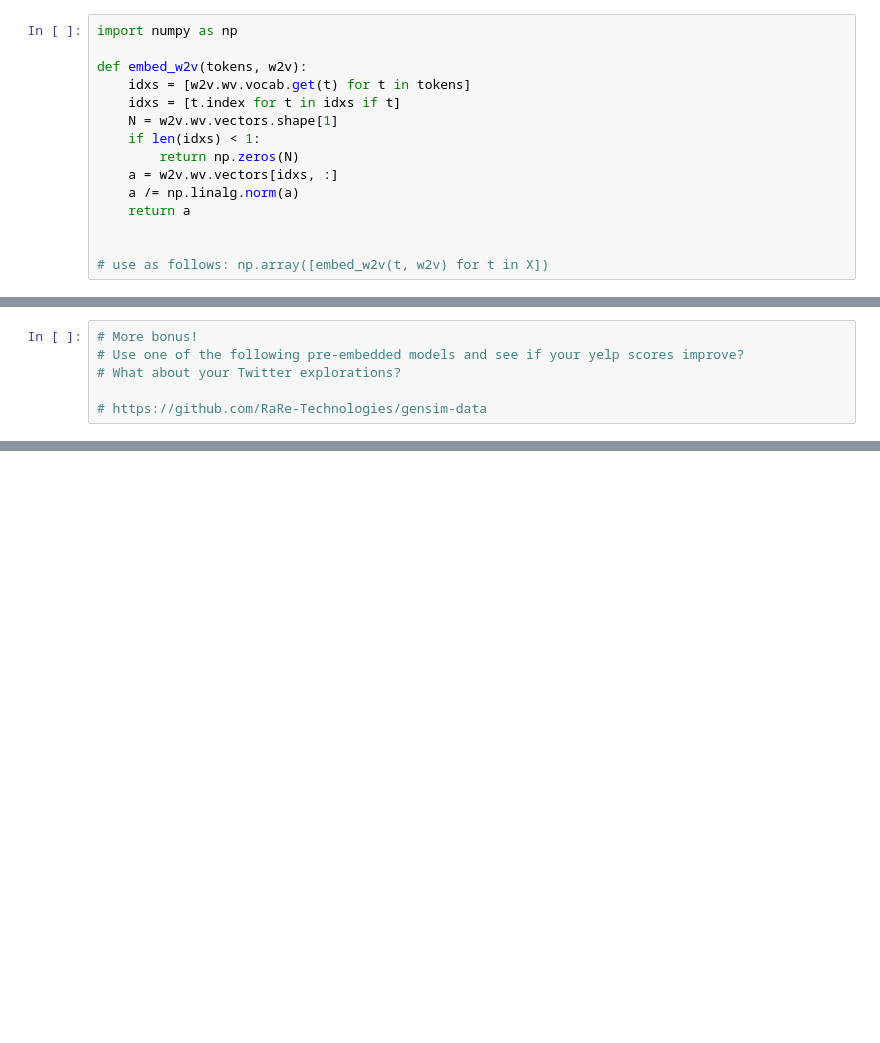
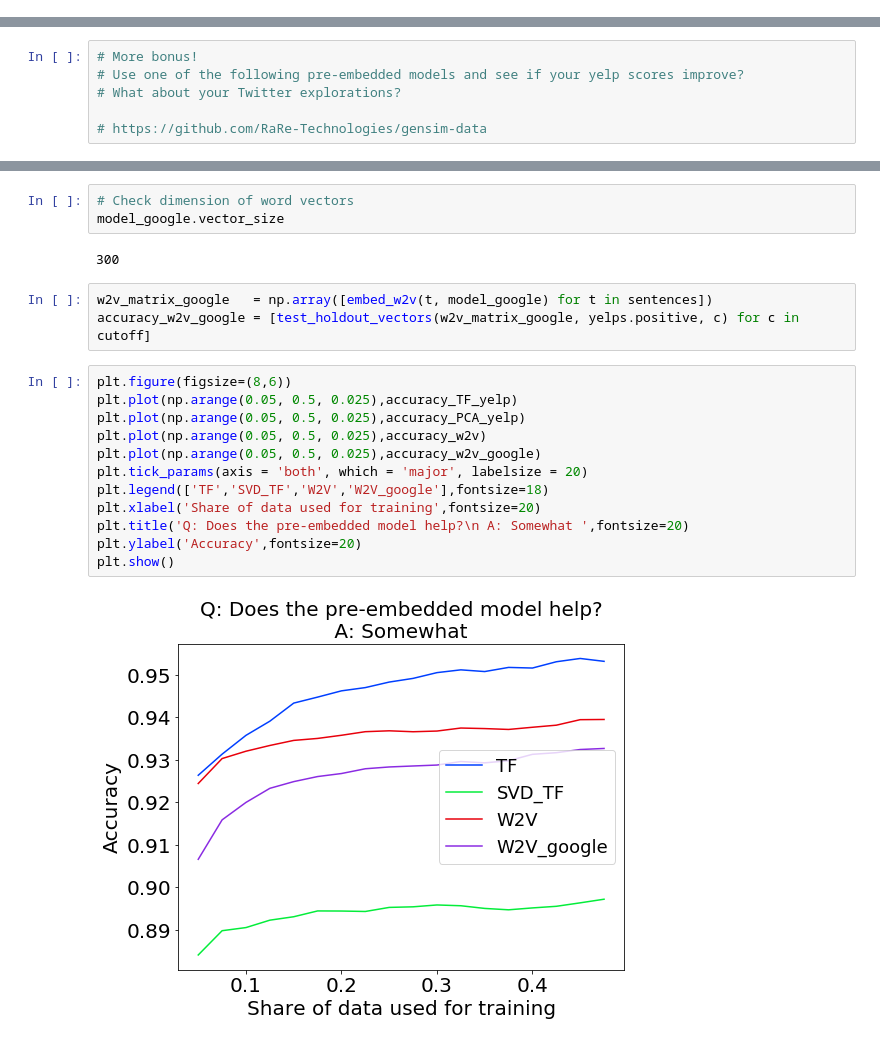
Before and after one commit to nandanrao/text-mining, a Jupyter notebook: exercise-3.ipynb, the cells around one changed output, grey strips where cells are left out. Cells and saved outputs as stored; diff of their text form; blank space fills up the shorter version.

```diff
--- a/exercise-3.ipynb
+++ b/exercise-3.ipynb
@@ -74,15 +146,0 @@ from gensim.models import Word2Vec
-# %%
-import numpy as np
-
-def embed_w2v(tokens, w2v):
-    idxs = [w2v.wv.vocab.get(t) for t in tokens]
-    idxs = [t.index for t in idxs if t]
-    N = w2v.wv.vectors.shape[1]
-    if len(idxs) < 1:
-        return np.zeros(N)
-    a = w2v.wv.vectors[idxs, :]
-    a /= np.linalg.norm(a)
-    return a
-
-
-# use as follows: np.array([embed_w2v(t, w2v) for t in X])
@@ -157,0 +271,22 @@ def visualize_dist(V, tweets, idxs):
+# %%
+# Check dimension of word vectors
+model_google.vector_size
+# %% [output]
+300
+# %%
+w2v_matrix_google   = np.array([embed_w2v(t, model_google) for t in sentences])
+accuracy_w2v_google = [test_holdout_vectors(w2v_matrix_google, yelps.positive, c) for c in cutoff]
+# %%
+plt.figure(figsize=(8,6))
+plt.plot(np.arange(0.05, 0.5, 0.025),accuracy_TF_yelp)
+plt.plot(np.arange(0.05, 0.5, 0.025),accuracy_PCA_yelp)
+plt.plot(np.arange(0.05, 0.5, 0.025),accuracy_w2v)
+plt.plot(np.arange(0.05, 0.5, 0.025),accuracy_w2v_google)
+plt.tick_params(axis = 'both', which = 'major', labelsize = 20)
+plt.legend(['TF','SVD_TF','W2V','W2V_google'],fontsize=18)
+plt.xlabel('Share of data used for training',fontsize=20)
+plt.title('Q: Does the pre-embedded model help?\n A: Somewhat ',fontsize=20)
+plt.ylabel('Accuracy',fontsize=20)
+plt.show()
+# %% [output]
+[figure, added]
```
Also changed, not shown: parts of 22 cells of this notebook.
